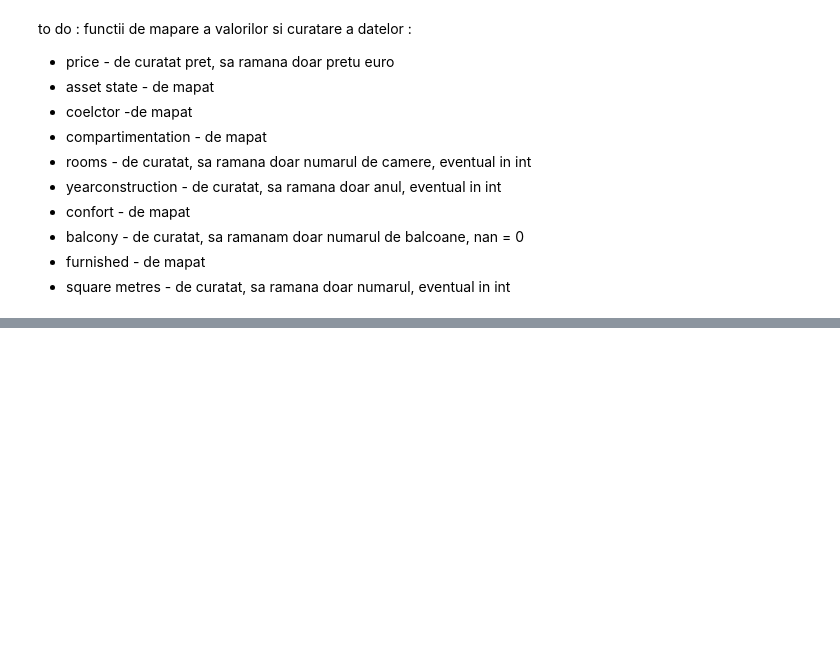
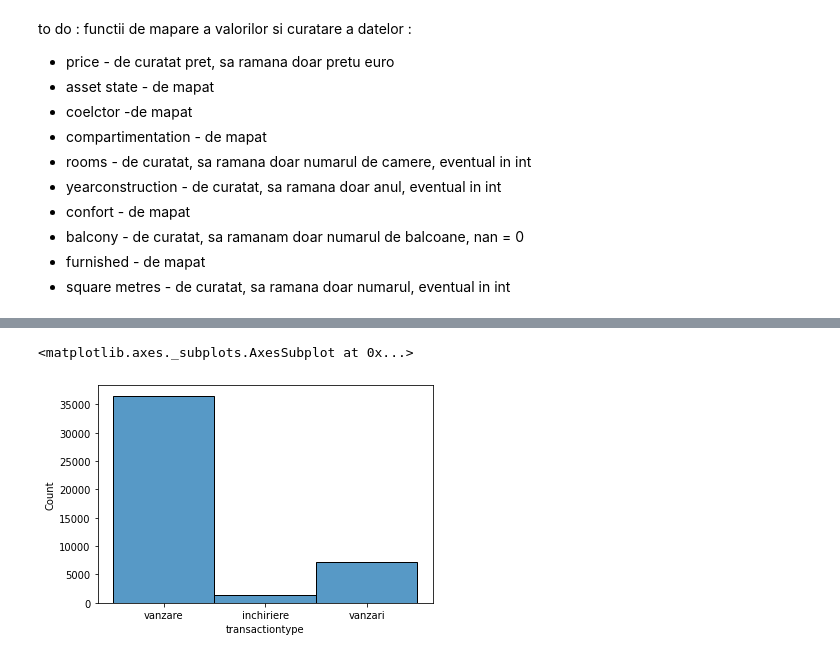
Before and after one commit to Fulea-Andrei/ProjectInfoVisualizationCourse, a Jupyter notebook: info_visualization_project.ipynb, the cells around one changed output, grey strips where cells are left out. Saved outputs shown, nothing was run; the diff lists cells and outputs as text; code cells hidden in the pictures; blank space fills up the shorter version.

```diff
--- a/info_visualization_project.ipynb
+++ b/info_visualization_project.ipynb
@@ -311,0 +345,5 @@ class CleaningDataSet():
+# %%
+sns.histplot(data=national_real_estate_data,x='transactiontype')
+# %% [output]
+<matplotlib.axes._subplots.AxesSubplot at 0x...>
+[figure, added]
```
Also changed, not shown: parts of 13 cells of this notebook.
